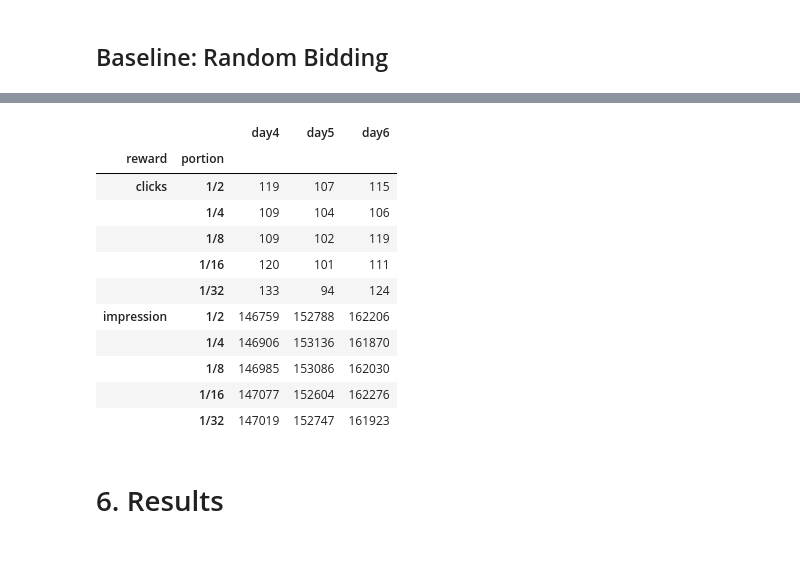
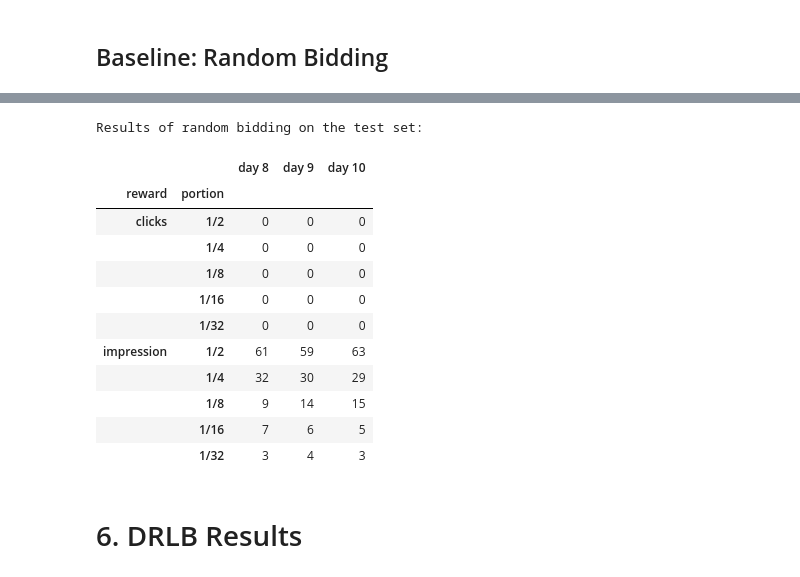
Before and after one commit to aynetdia/Budget_Constrained_Bidding, a Jupyter notebook: Tutorial.ipynb, the cells around one changed output, grey strips where cells are left out. Drawn from its saved outputs; the diff is of its cells as text; code cells hidden in the pictures.

```diff
--- a/Tutorial.ipynb
+++ b/Tutorial.ipynb
@@ -682,4 +711,4 @@ class Random_Bidding():
 # %%
-#load the test dataset
-
+#load the datasets
+bid_requests_train = pd.read_csv('data/ipinyou/1458/train.log.txt', sep="\t")
 bid_requests_test = pd.read_csv('data/ipinyou/1458/test.log.txt', sep="\t")
@@ -726,0 +715,10 @@ for i in range(len(bid_budget)):
+# %%
+# define budget for each episode according to (Cai et al., 2017)
+CPM_train = 1000 * (bid_requests_train.payprice.sum()/len(bid_requests_train))
+budget = CPM_train * (10**-3) * 96
+episode_budgets = [budget/2,budget/4,budget/8,budget/16,budget/32]
+bid_random = bid_requests_test
+bid_budget = pd.DataFrame()
+bid_budget['bugdet']=episode_budgets
+bid_budget['portion']=['1/2','1/4','1/8','1/16','1/32']
+bid_budget.round()
@@ -727,26 +768,35 @@ for i in range(len(bid_budget)):
+# %%
+rand_clicks = []
+rand_imps = []
+for i in range (4,7):
+    for j in range(1,6):
+        rand_clicks.append(df[(df['wins'] == j) & (df['day'] == i)]['click'].sum())
+        rand_imps.append(len(df[(df['wins'] == j) & (df['day'] == i)]))
 # %%
-# display the result of random bidding
+# Display the results of random bidding
 
 interables=[['clicks','impression'],['1/2','1/4','1/8','1/16','1/32']]
 arrays=pd.MultiIndex.from_product(interables, names=['reward', 'portion'])
-a=pd.Series(rb_result_df_b.loc[rb_result_df_b['day']==4]['click'].append(pd.Series(rb_result_df_b.loc[rb_result_df_b['day']==4]['winning_impr'])).values)
-b=pd.Series(rb_result_df_b.loc[rb_result_df_b['day']==5]['click'].append(pd.Series(rb_result_df_b.loc[rb_result_df_b['day']==5]['winning_impr'])).values)
-c=pd.Series(rb_result_df_b.loc[rb_result_df_b['day']==6]['click'].append(pd.Series(rb_result_df_b.loc[rb_result_df_b['day']==6]['winning_impr'])).values)
+a=pd.Series(rand_clicks[:5] + rand_imps[:5])
+b=pd.Series(rand_clicks[5:10] + rand_imps[5:10])
+c=pd.Series(rand_clicks[10:] + rand_imps[10:])
 display=pd.DataFrame(pd.concat([a,b,c],axis=1).values, index=arrays)
-display.columns=["day4","day5","day6"]
+display.columns=["day 8","day 9","day 10"]
+print("Results of random bidding on the test set:")
 display
 # %% [output]
+Results of random bidding on the test set:
-|  |  | day4 | day5 | day6 |
+|  |  | day 8 | day 9 | day 10 |
 | reward | portion |  |  |  |
-| clicks | 1/2 | 119 | 107 | 115 |
-|  | 1/4 | 109 | 104 | 106 |
-|  | 1/8 | 109 | 102 | 119 |
-|  | 1/16 | 120 | 101 | 111 |
-|  | 1/32 | 133 | 94 | 124 |
-| impression | 1/2 | 146759 | 152788 | 162206 |
-|  | 1/4 | 146906 | 153136 | 161870 |
-|  | 1/8 | 146985 | 153086 | 162030 |
-|  | 1/16 | 147077 | 152604 | 162276 |
-|  | 1/32 | 147019 | 152747 | 161923 |
+| clicks | 1/2 | 0 | 0 | 0 |
+|  | 1/4 | 0 | 0 | 0 |
+|  | 1/8 | 0 | 0 | 0 |
+|  | 1/16 | 0 | 0 | 0 |
+|  | 1/32 | 0 | 0 | 0 |
+| impression | 1/2 | 61 | 59 | 63 |
+|  | 1/4 | 32 | 30 | 29 |
+|  | 1/8 | 9 | 14 | 15 |
+|  | 1/16 | 7 | 6 | 5 |
+|  | 1/32 | 3 | 4 | 3 |
 # %% [markdown]
-# 6. Results
+# 6. DRLB Results
```
Also changed, not shown: parts of 65 cells of this notebook, 23 other files.
